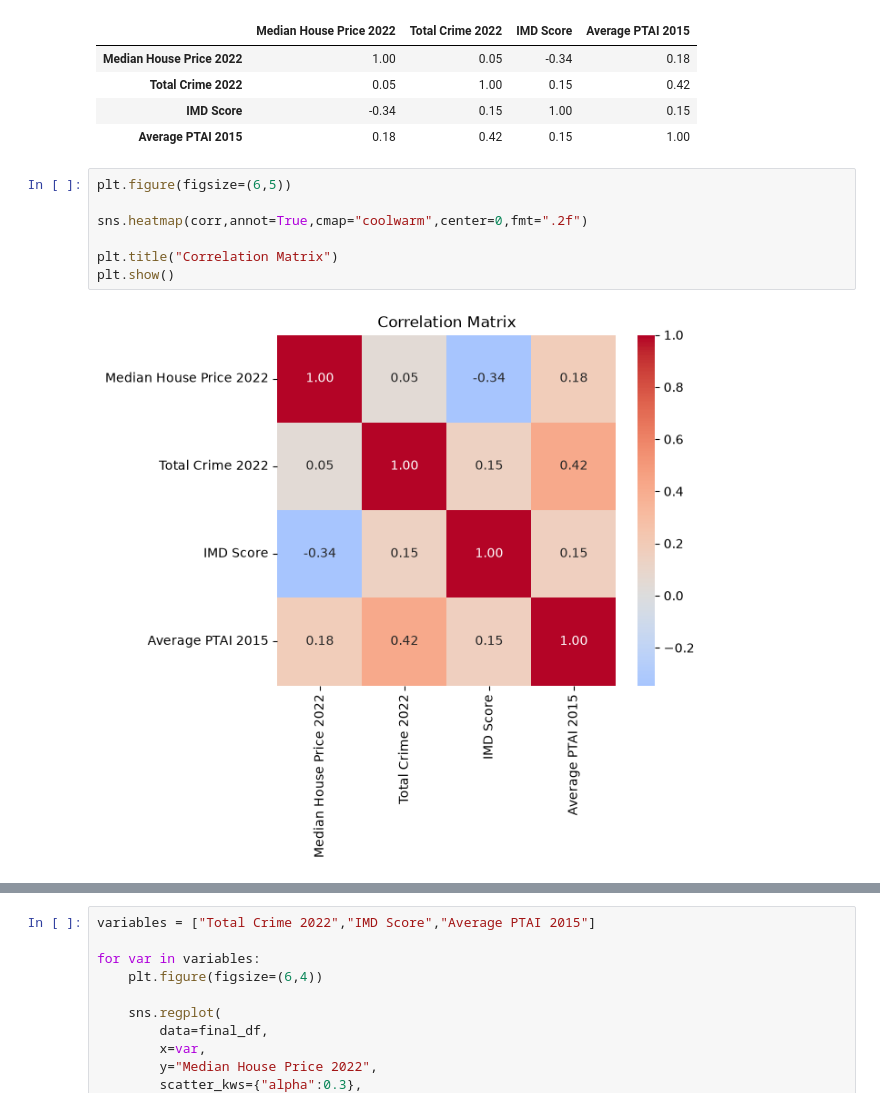
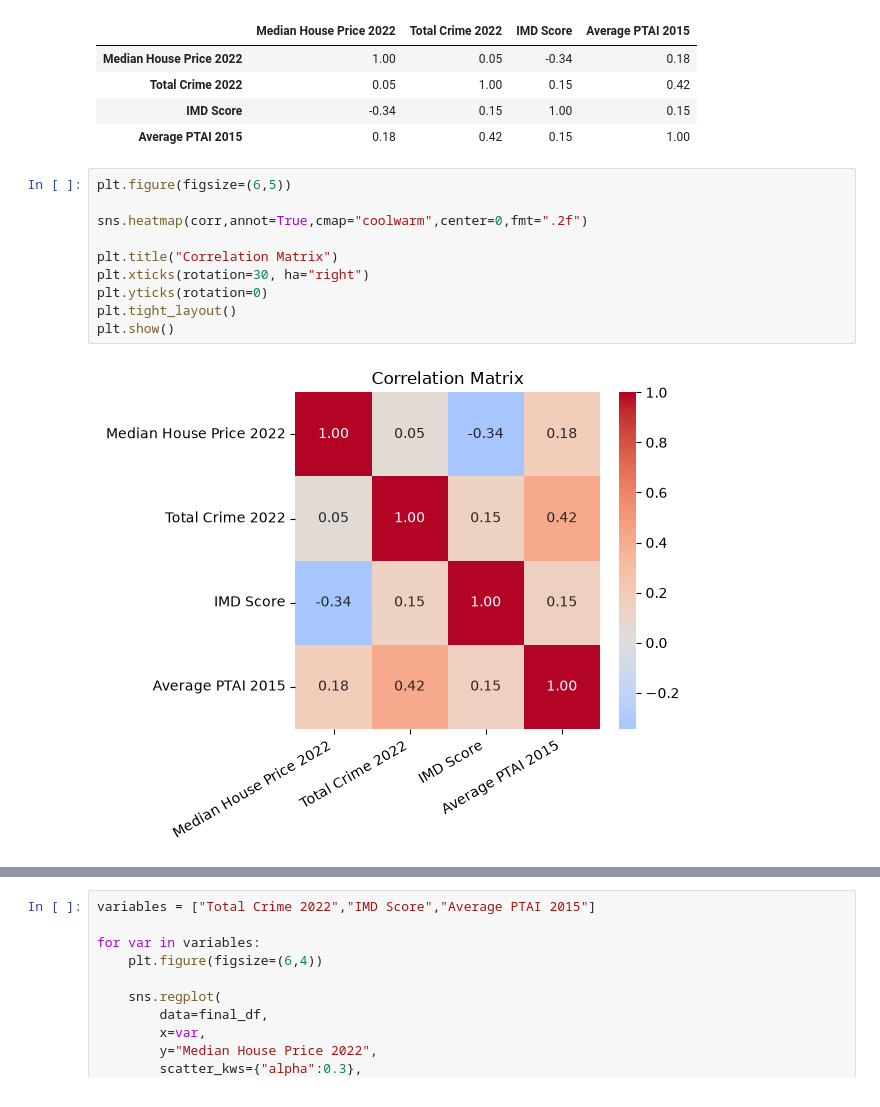
Before and after one commit to RaquelCG1/London-House-Prices-Crime-IMD-transport, a Jupyter notebook: main.ipynb, the cells around one changed output, grey strips where cells are left out. Cells and saved outputs as stored; diff of their text form.

```diff
--- a/main.ipynb
+++ b/main.ipynb
@@ -388,9 +388,12 @@ corr.round(2)
 # %%
 plt.figure(figsize=(6,5))
 
 sns.heatmap(corr,annot=True,cmap="coolwarm",center=0,fmt=".2f")
 
 plt.title("Correlation Matrix")
+plt.xticks(rotation=30, ha="right")
+plt.yticks(rotation=0)
+plt.tight_layout()
 plt.show()
 # %% [output]
-[figure, old version]
+[figure, new version]
```
Also changed, not shown: parts of 1 cell of this notebook, 3 other files.
